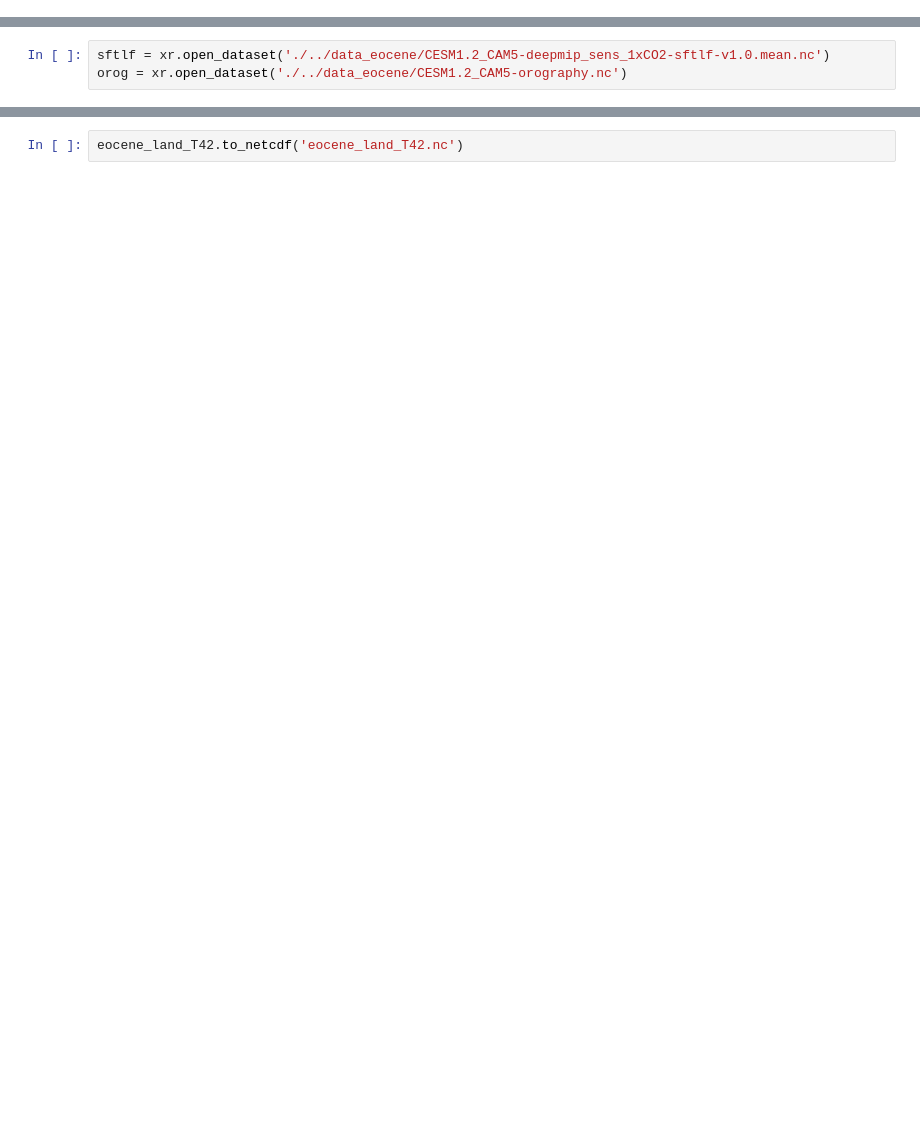
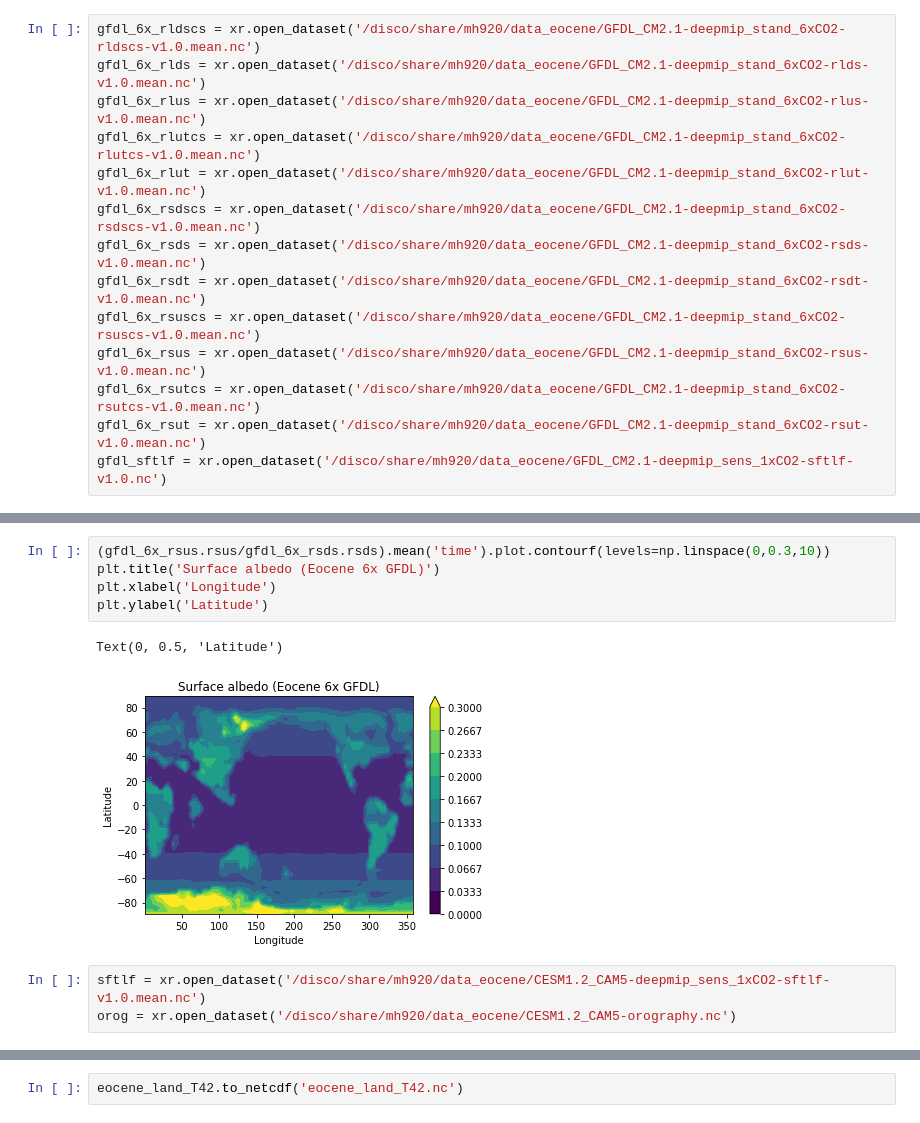
Before and after one commit to matthewjhenry/eocene, a Jupyter notebook: make_land_nc.ipynb, the cells around one changed output, grey strips where cells are left out. Cells and saved outputs as stored; diff of their text form; blank space fills up the shorter version.

```diff
--- a/make_land_nc.ipynb
+++ b/make_land_nc.ipynb
@@ -0,0 +5,14 @@
+# %%
+gfdl_6x_rldscs = xr.open_dataset('/disco/share/mh920/data_eocene/GFDL_CM2.1-deepmip_stand_6xCO2-rldscs-v1.0.mean.nc')
+gfdl_6x_rlds = xr.open_dataset('/disco/share/mh920/data_eocene/GFDL_CM2.1-deepmip_stand_6xCO2-rlds-v1.0.mean.nc')
+gfdl_6x_rlus = xr.open_dataset('/disco/share/mh920/data_eocene/GFDL_CM2.1-deepmip_stand_6xCO2-rlus-v1.0.mean.nc')
+gfdl_6x_rlutcs = xr.open_dataset('/disco/share/mh920/data_eocene/GFDL_CM2.1-deepmip_stand_6xCO2-rlutcs-v1.0.mean.nc')
+gfdl_6x_rlut = xr.open_dataset('/disco/share/mh920/data_eocene/GFDL_CM2.1-deepmip_stand_6xCO2-rlut-v1.0.mean.nc')
+gfdl_6x_rsdscs = xr.open_dataset('/disco/share/mh920/data_eocene/GFDL_CM2.1-deepmip_stand_6xCO2-rsdscs-v1.0.mean.nc')
+gfdl_6x_rsds = xr.open_dataset('/disco/share/mh920/data_eocene/GFDL_CM2.1-deepmip_stand_6xCO2-rsds-v1.0.mean.nc')
+gfdl_6x_rsdt = xr.open_dataset('/disco/share/mh920/data_eocene/GFDL_CM2.1-deepmip_stand_6xCO2-rsdt-v1.0.mean.nc')
+gfdl_6x_rsuscs = xr.open_dataset('/disco/share/mh920/data_eocene/GFDL_CM2.1-deepmip_stand_6xCO2-rsuscs-v1.0.mean.nc')
+gfdl_6x_rsus = xr.open_dataset('/disco/share/mh920/data_eocene/GFDL_CM2.1-deepmip_stand_6xCO2-rsus-v1.0.mean.nc')
+gfdl_6x_rsutcs = xr.open_dataset('/disco/share/mh920/data_eocene/GFDL_CM2.1-deepmip_stand_6xCO2-rsutcs-v1.0.mean.nc')
+gfdl_6x_rsut = xr.open_dataset('/disco/share/mh920/data_eocene/GFDL_CM2.1-deepmip_stand_6xCO2-rsut-v1.0.mean.nc')
+gfdl_sftlf = xr.open_dataset('/disco/share/mh920/data_eocene/GFDL_CM2.1-deepmip_sens_1xCO2-sftlf-v1.0.nc')
@@ -1,3 +27,11 @@
+# %%
+(gfdl_6x_rsus.rsus/gfdl_6x_rsds.rsds).mean('time').plot.contourf(levels=np.linspace(0,0.3,10))
+plt.title('Surface albedo (Eocene 6x GFDL)')
+plt.xlabel('Longitude')
+plt.ylabel('Latitude')
+# %% [output]
+Text(0, 0.5, 'Latitude')
+[figure, added]
 # %%
-sftlf = xr.open_dataset('./../data_eocene/CESM1.2_CAM5-deepmip_sens_1xCO2-sftlf-v1.0.mean.nc')
-orog = xr.open_dataset('./../data_eocene/CESM1.2_CAM5-orography.nc')
+sftlf = xr.open_dataset('/disco/share/mh920/data_eocene/CESM1.2_CAM5-deepmip_sens_1xCO2-sftlf-v1.0.mean.nc')
+orog = xr.open_dataset('/disco/share/mh920/data_eocene/CESM1.2_CAM5-orography.nc')
```
Also changed, not shown: parts of 11 cells of this notebook, 5 other files.
